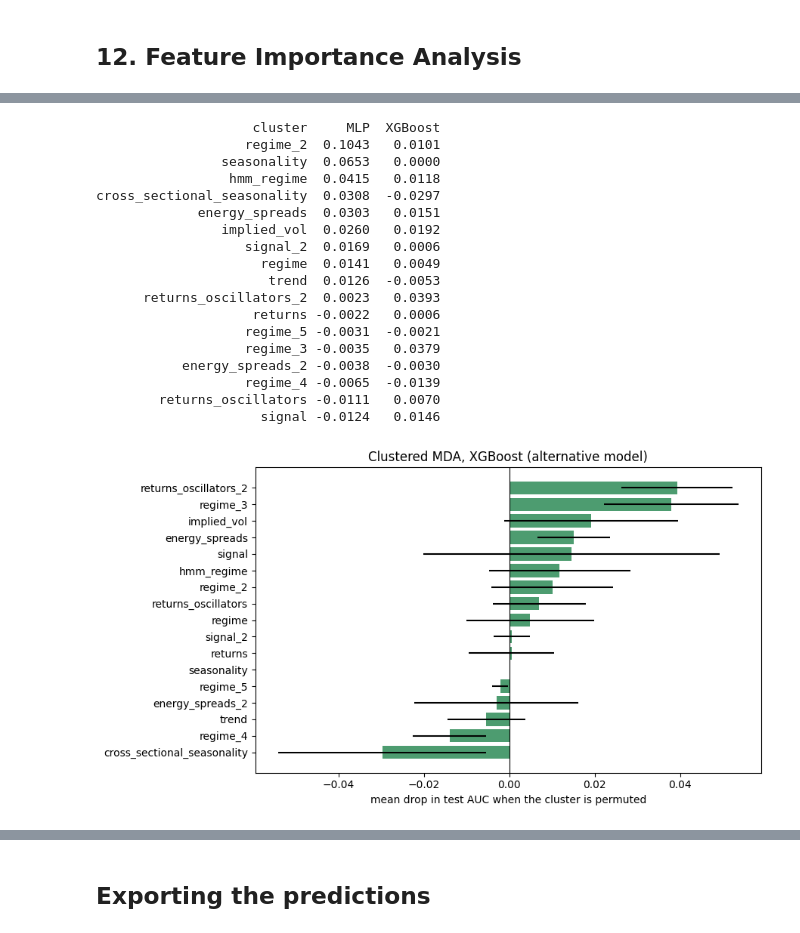
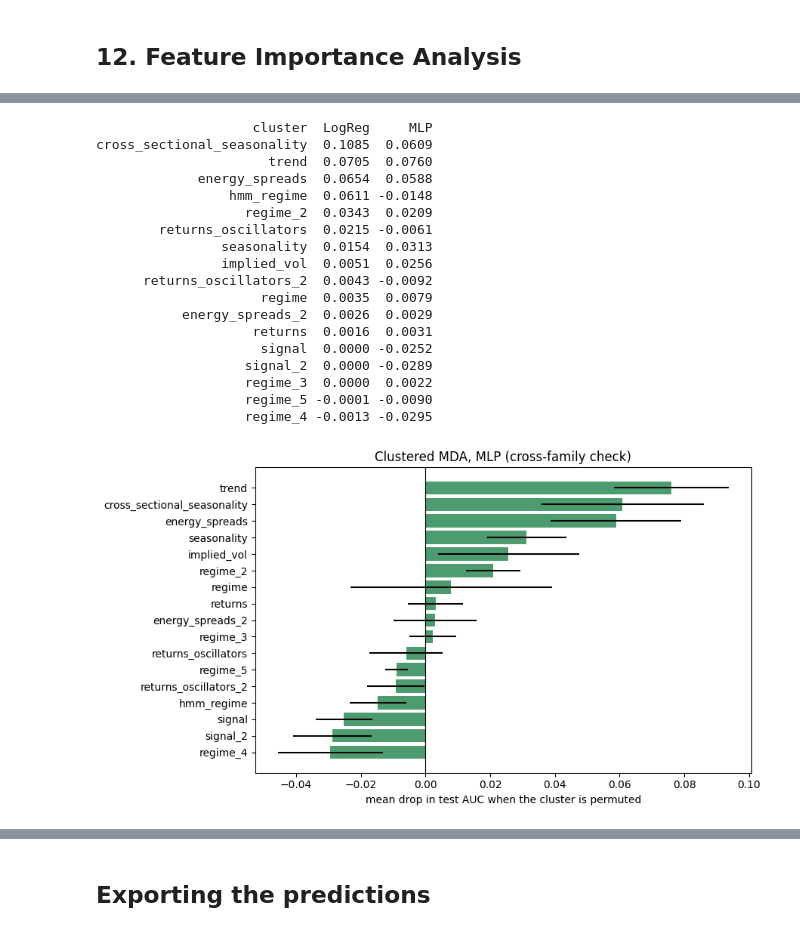
Before and after one commit to Jack-Close/energy-signal-metamodel, a Jupyter notebook: notebooks/2d_wti_crude_oil_model_training.ipynb, the cells around one changed output, grey strips where cells are left out. Saved outputs shown, nothing was run; the diff lists cells and outputs as text; code cells hidden in the pictures.

```diff
--- a/notebooks/2d_wti_crude_oil_model_training.ipynb
+++ b/notebooks/2d_wti_crude_oil_model_training.ipynb
@@ -604,7 +794,7 @@ rf_param_grid = [
     {'n_estimators': 100, 'max_depth': 8,    'min_samples_leaf': 5,  'max_features': 'sqrt', 'class_weight': None},
     {'n_estimators': 200, 'max_depth': 5,    'min_samples_leaf': 10, 'max_features': 'sqrt', 'class_weight': None},
     {'n_estimators': 200, 'max_depth': 8,    'min_samples_leaf': 10, 'max_features': 'sqrt', 'class_weight': None},
-    {'n_estimators': 200, 'max_depth': 1, 'min_samples_leaf': 20, 'max_features': 'sqrt', 'class_weight': None},
+    {'n_estimators': 200, 'max_depth': 4,    'min_samples_leaf': 20, 'max_features': 'sqrt', 'class_weight': None},
     {'n_estimators': 200, 'max_depth': 5,    'min_samples_leaf': 5,  'max_features': 0.5,    'class_weight': None},
     {'n_estimators': 200, 'max_depth': 5,    'min_samples_leaf': 10, 'max_features': 'sqrt', 'class_weight': 'balanced'},
 ]
@@ -665,7 +879,7 @@ We refit the best logistic regression, random forest, and XGBoost on the full tr
 # -----------------------------------------------------------------------
 # Summary: retrain best of each on full X_train, evaluate once on X_test
 # -----------------------------------------------------------------------
-best_lr  = Pipeline([('scaler', StandardScaler()), ('clf', LogisticRegression(**best_lr_params))])
+best_lr  = Pipeline([('scaler', RobustScaler()), ('clf', LogisticRegression(**best_lr_params))])
 best_rf  = RandomForestClassifier(**best_rf_params, random_state=42, n_jobs=-1)
 best_xgb = xgb.XGBClassifier(**best_xgb_params, eval_metric='logloss', random_state=42, verbosity=0)
 
@@ -1347,39 +1505,39 @@ cross_sectional_seasonality    0.0308 0.0155
-# %%
-# Cross-check on a different model family (XGBoost). Agreement on the top clusters is
-# evidence the signal is real and not a quirk of one model. XGBoost predicts on the
-# unscaled cluster factors, so we pass X_test_wti rather than the scaled matrix.
-xgb_proba_fn = lambda M: best_xgb.predict_proba(M)[:, 1]
-mda_xgb = permutation_mda(xgb_proba_fn, X_test_wti.values.copy(), y_te, mda_groups)
-
-compare = (mda_mlp[['cluster', 'auc_drop']].rename(columns={'auc_drop': 'MLP'})
-           .merge(mda_xgb[['cluster', 'auc_drop']].rename(columns={'auc_drop': 'XGBoost'}), on='cluster'))
-print(compare.round(4).to_string(index=False))
-
-fig, ax = plt.subplots(figsize=(9, 5))
-ax.barh(mda_xgb['cluster'][::-1], mda_xgb['auc_drop'][::-1],
-        xerr=mda_xgb['std'][::-1], color='seagreen', alpha=0.85)
-ax.axvline(0, color='black', lw=0.8)
-ax.set_xlabel('mean drop in test AUC when the cluster is permuted')
-ax.set_title('Clustered MDA, XGBoost (alternative model)')
-plt.tight_layout(); plt.show()
-# %% [output]
-                    cluster     MLP  XGBoost
-                   regime_2  0.1043   0.0101
-                seasonality  0.0653   0.0000
-                 hmm_regime  0.0415   0.0118
-cross_sectional_seasonality  0.0308  -0.0297
-             energy_spreads  0.0303   0.0151
-                implied_vol  0.0260   0.0192
-                   signal_2  0.0169   0.0006
-                     regime  0.0141   0.0049
-                      trend  0.0126  -0.0053
-      returns_oscillators_2  0.0023   0.0393
-                    returns -0.0022   0.0006
-                   regime_5 -0.0031  -0.0021
-                   regime_3 -0.0035   0.0379
-           energy_spreads_2 -0.0038  -0.0030
-                   regime_4 -0.0065  -0.0139
-        returns_oscillators -0.0111   0.0070
-                     signal -0.0124   0.0146
-[figure, removed]
+# %%
+# Cross-check on a different model family (the MLP). Agreement on the top clusters is evidence
+# the signal is real and not a quirk of one model. The MLP predicts on the scaled matrix X_te_sc,
+# whose columns are in the same order as X_test_wti, so the cluster groups line up.
+mlp_proba_fn = lambda M: final_mlp.predict(M, verbose=0).flatten()
+mda_mlp = permutation_mda(mlp_proba_fn, X_te_sc.copy(), y_te, mda_groups)
+
+compare = (mda_lr[['cluster', 'auc_drop']].rename(columns={'auc_drop': 'LogReg'})
+           .merge(mda_mlp[['cluster', 'auc_drop']].rename(columns={'auc_drop': 'MLP'}), on='cluster'))
+print(compare.round(4).to_string(index=False))
+
+fig, ax = plt.subplots(figsize=(9, 5))
+ax.barh(mda_mlp['cluster'][::-1], mda_mlp['auc_drop'][::-1],
+        xerr=mda_mlp['std'][::-1], color='seagreen', alpha=0.85)
+ax.axvline(0, color='black', lw=0.8)
+ax.set_xlabel('mean drop in test AUC when the cluster is permuted')
+ax.set_title('Clustered MDA, MLP (cross-family check)')
+plt.tight_layout(); plt.show()
+# %% [output]
+                    cluster  LogReg     MLP
+cross_sectional_seasonality  0.1085  0.0609
+                      trend  0.0705  0.0760
+             energy_spreads  0.0654  0.0588
+                 hmm_regime  0.0611 -0.0148
+                   regime_2  0.0343  0.0209
+        returns_oscillators  0.0215 -0.0061
+                seasonality  0.0154  0.0313
+                implied_vol  0.0051  0.0256
+      returns_oscillators_2  0.0043 -0.0092
+                     regime  0.0035  0.0079
+           energy_spreads_2  0.0026  0.0029
+                    returns  0.0016  0.0031
+                     signal  0.0000 -0.0252
+                   signal_2  0.0000 -0.0289
+                   regime_3  0.0000  0.0022
+                   regime_5 -0.0001 -0.0090
+                   regime_4 -0.0013 -0.0295
+[figure, added]
 # %% [markdown]
```
Also changed, not shown: parts of 60 cells of this notebook, 8 other files.
